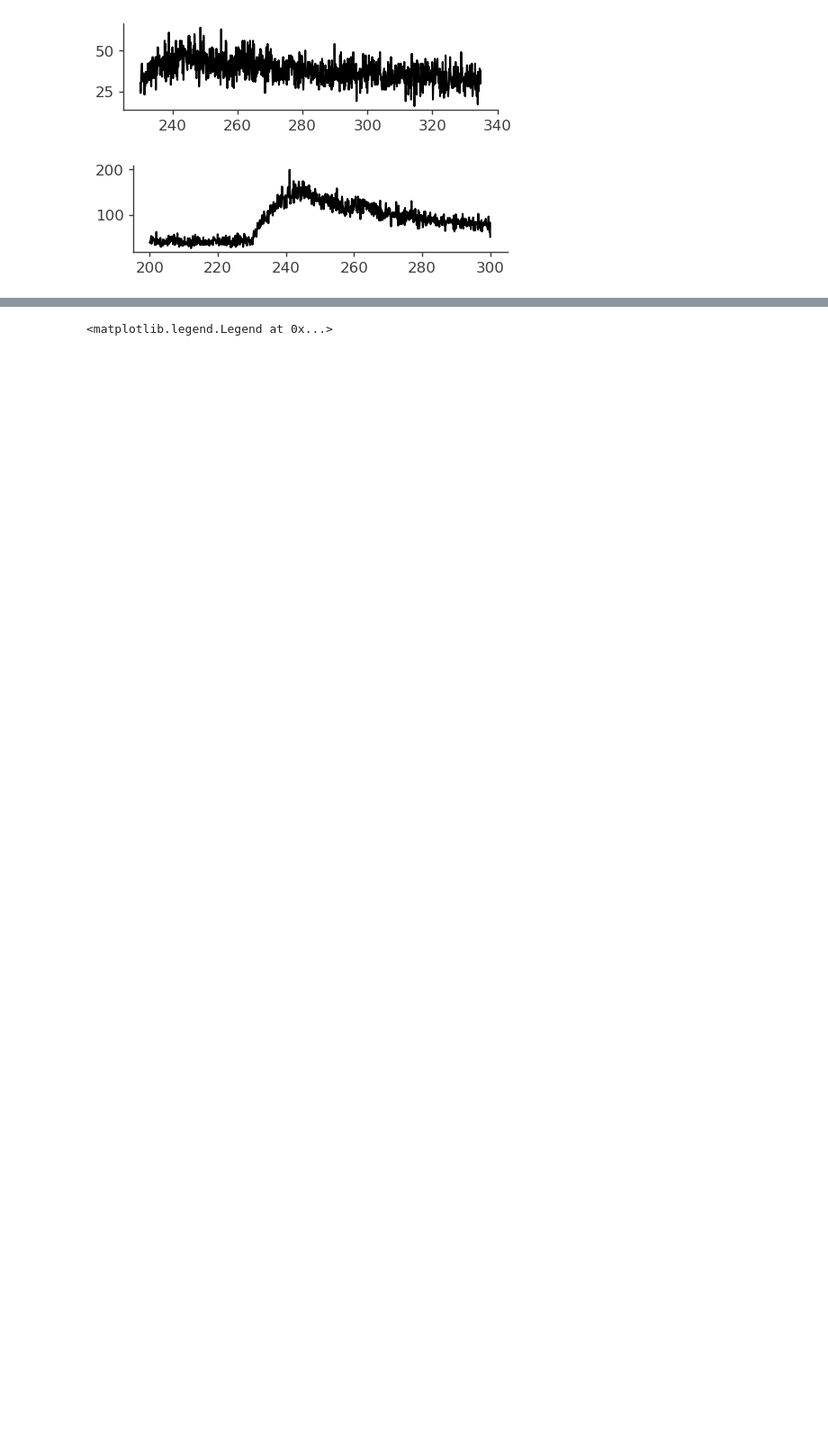
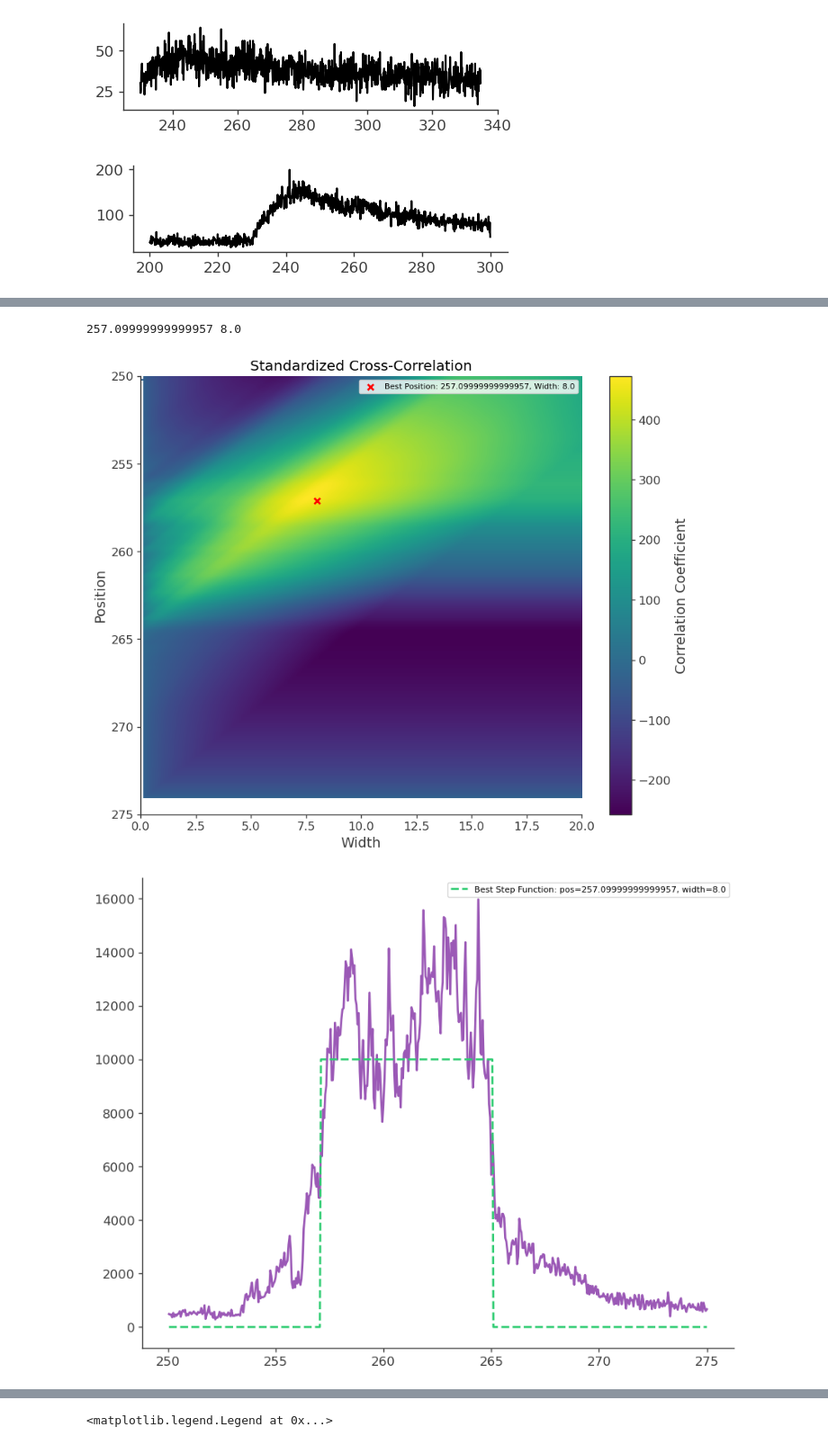
Before and after one commit to xiahouwenyu/3MLWCDA0.91, a Jupyter notebook: Standard/src/3MLnew_GRB221009A_old.ipynb, the cells around one changed output, grey strips where cells are left out. Shown at 90% size. Cells and saved outputs as stored; diff of their text form; code cells hidden in the pictures; blank space fills up the shorter version.

```diff
--- a/Standard/src/3MLnew_GRB221009A_old.ipynb
+++ b/Standard/src/3MLnew_GRB221009A_old.ipynb
@@ -107,0 +139,61 @@ GRB221009A_prompr.drawlc(200,300)
+# %%
+from scipy.signal import correlate
+from scipy.stats import zscore
+
+%matplotlib inline
+rs = int((250 - GRB221009A_prompr.t0) / GRB221009A_prompr.dt)
+re = int((275 - GRB221009A_prompr.t0) / GRB221009A_prompr.dt)
+
+# Standardize the data
+data = zscore(GRB221009A_prompr.counts[rs:re])
+
+# Define the step function
+def step_function(x, position, width):
+    return np.where((x >= position) & (x <= position + width), 1, 0)
+
+# Define the range for position and width with a step of 0.01
+positions = np.arange(250, 276, 0.1)
+widths = np.arange(0, 21, 0.1)
+
+# Initialize the correlation matrix
+correlation_matrix = np.zeros((len(positions), len(widths)))
+
+# Scan through the positions and widths
+for i, pos in enumerate(positions):
+    for j, width in enumerate(widths):
+        # Generate the step function
+        step = step_function(GRB221009A_prompr.time[rs:re], pos, width)
+        # Standardize the step function
+        step = zscore(step)
+        # Compute the correlation
+        correlation = correlate(data, step, mode='valid')
+        # Store the maximum correlation value
+        correlation_matrix[i, j] = np.max(correlation)
+
+# Find the index of the maximum correlation value in the matrix
+max_corr_idx = np.unravel_index(np.nanargmax(correlation_matrix), correlation_matrix.shape)
+best_position = positions[max_corr_idx[0]]
+best_width = widths[max_corr_idx[1]]
+print(best_position, best_width)
+
+# Plot the correlation matrix
+plt.figure(figsize=(10, 8))
+plt.imshow(correlation_matrix, aspect='auto', extent=[0, 20, 275, 250], origin='upper', cmap='viridis')
+plt.colorbar(label='Correlation Coefficient')
+plt.xlabel('Width')
+plt.ylabel('Position')
+plt.title('Standardized Cross-Correlation')
+plt.scatter([best_width], [best_position], color='red', marker='x', label=f'Best Position: {best_position}, Width: {best_width}')
+plt.legend()
+plt.show()
+
+plt.figure(figsize=(10, 8))
+plt.plot(GRB221009A_prompr.time[rs:re], GRB221009A_prompr.counts[rs:re])
+best_step = 10000 * step_function(GRB221009A_prompr.time[rs:re], best_position, best_width)
+plt.plot(GRB221009A_prompr.time[rs:re], best_step, '--', label=f'Best Step Function: pos={best_position}, width={best_width}')
+plt.legend()
+plt.show()
+# %% [output]
+257.09999999999957 8.0
+[figure, added]
+[figure, added]
```
Also changed, not shown: parts of 5 cells of this notebook, 30 other files.
